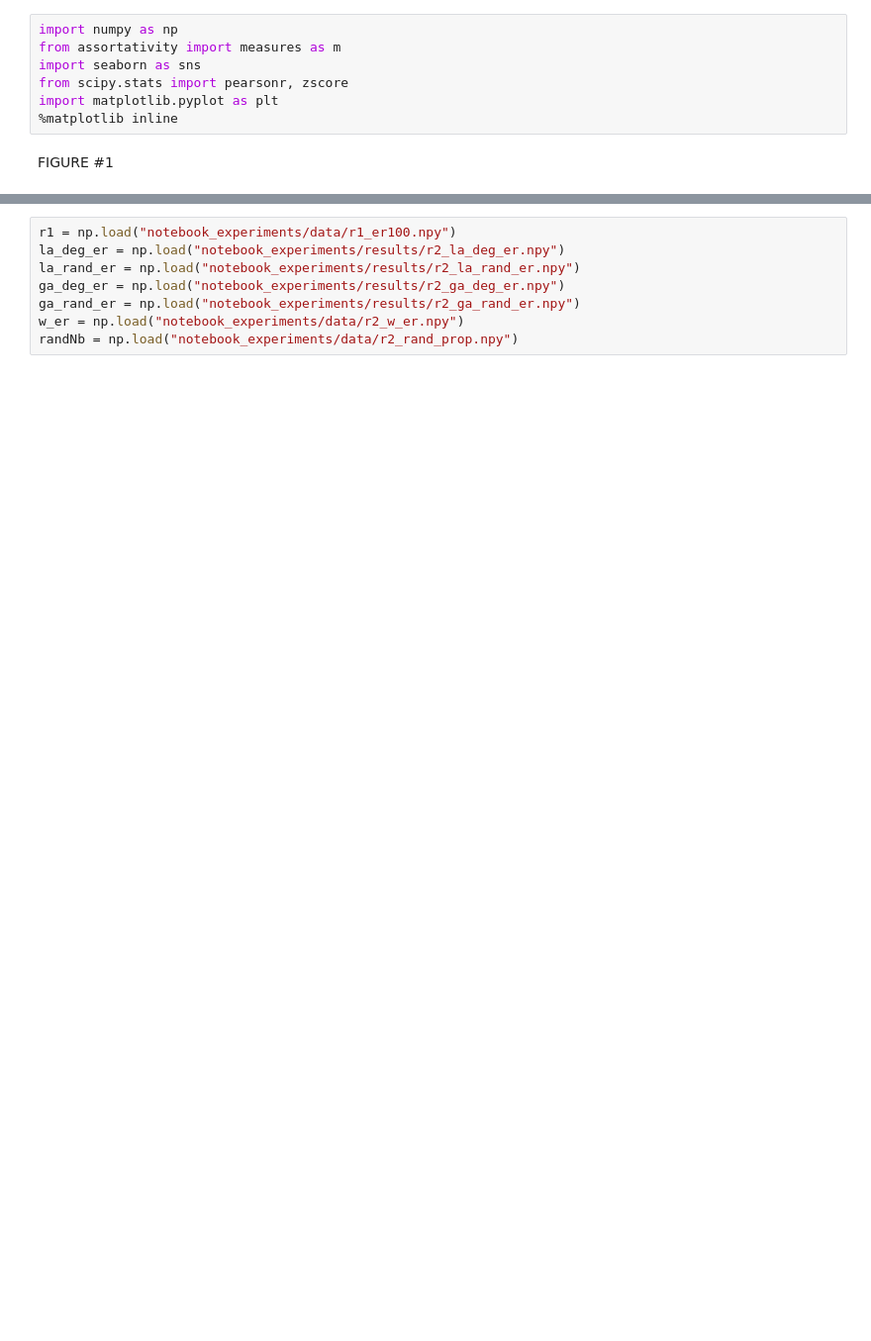
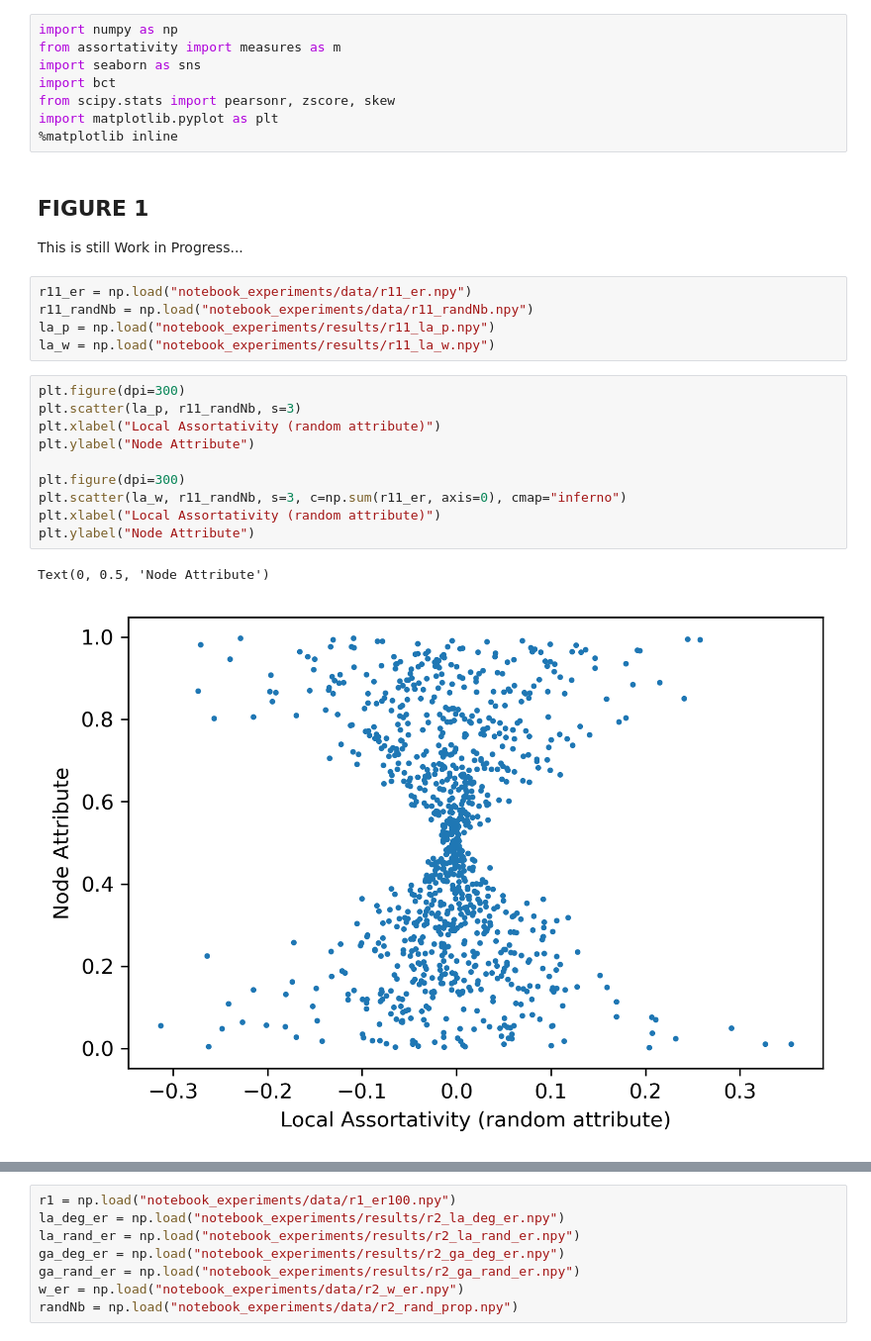
Before and after one commit to VinceBaz/projects_networks, a Jupyter notebook: experiments.ipynb, the cells around one changed output, grey strips where cells are left out. Shown at 99% size. Saved outputs shown, nothing was run; the diff lists cells and outputs as text; blank space fills up the shorter version.

```diff
--- a/experiments.ipynb
+++ b/experiments.ipynb
@@ -2,8 +2,28 @@
 import numpy as np
 from assortativity import measures as m
 import seaborn as sns
-from scipy.stats import pearsonr, zscore
+import bct
+from scipy.stats import pearsonr, zscore, skew
 import matplotlib.pyplot as plt
 %matplotlib inline
-# %% [markdown]
-FIGURE #1
+# %% [markdown]
+## FIGURE 1
+This is still Work in Progress...
+# %%
+r11_er = np.load("notebook_experiments/data/r11_er.npy")
+r11_randNb = np.load("notebook_experiments/data/r11_randNb.npy")
+la_p = np.load("notebook_experiments/results/r11_la_p.npy")
+la_w = np.load("notebook_experiments/results/r11_la_w.npy")
+# %%
+plt.figure(dpi=300)
+plt.scatter(la_p, r11_randNb, s=3)
+plt.xlabel("Local Assortativity (random attribute)")
+plt.ylabel("Node Attribute")
+
+plt.figure(dpi=300)
+plt.scatter(la_w, r11_randNb, s=3, c=np.sum(r11_er, axis=0), cmap="inferno")
+plt.xlabel("Local Assortativity (random attribute)")
+plt.ylabel("Node Attribute")
+# %% [output]
+Text(0, 0.5, 'Node Attribute')
+[figure, added]
```
Also changed, not shown: parts of 23 cells of this notebook, 16 other files.
